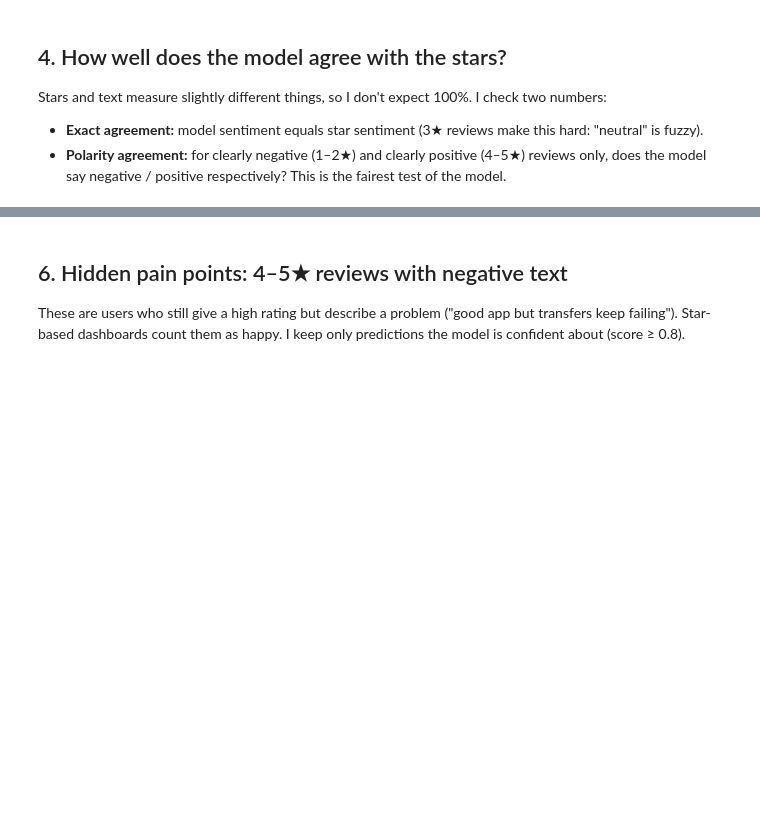
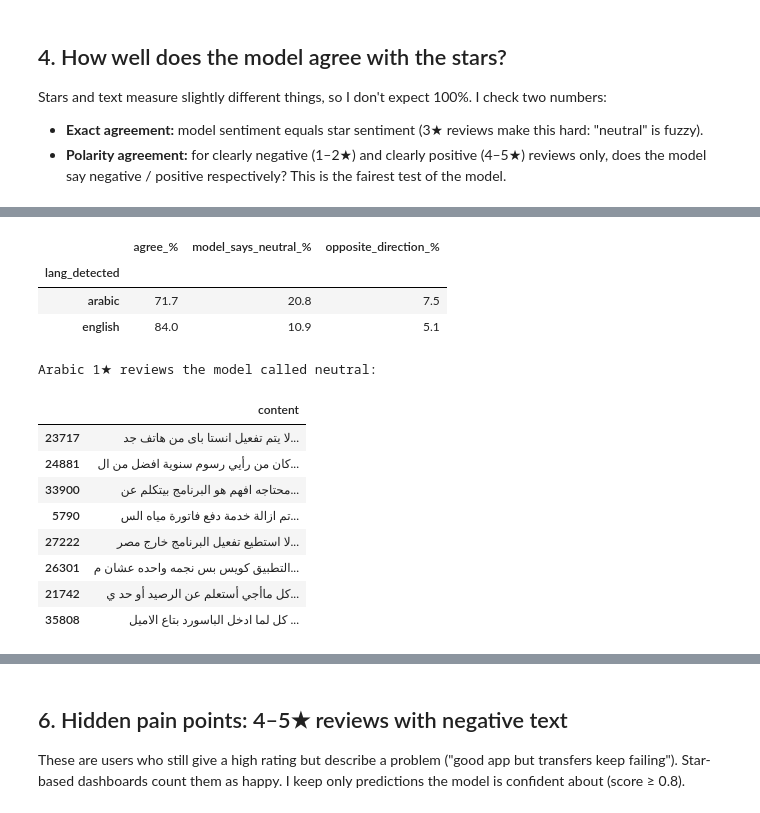
Before and after one commit to MohamedElsadany56/egypt-fintech-reviews, a Jupyter notebook: notebooks/04_sentiment.ipynb, the cells around one changed output, grey strips where cells are left out. Cells and saved outputs as stored; diff of their text form; code cells hidden in the pictures; blank space fills up the shorter version.

```diff
--- a/notebooks/04_sentiment.ipynb
+++ b/notebooks/04_sentiment.ipynb
@@ -179,3 +239,33 @@ for lang in ["arabic", "english"]:
+# %%
+def disagreement(g):
+    clear = g[g["star_sentiment"] != "neutral"]
+    opposite = (((clear["star_sentiment"] == "negative") & (clear["model_sentiment"] == "positive"))
+                | ((clear["star_sentiment"] == "positive") & (clear["model_sentiment"] == "negative")))
+    return pd.Series({
+        "agree_%": (clear["model_sentiment"] == clear["star_sentiment"]).mean() * 100,
+        "model_says_neutral_%": (clear["model_sentiment"] == "neutral").mean() * 100,
+        "opposite_direction_%": opposite.mean() * 100,
+    })
+display(m.groupby("lang_detected").apply(disagreement, include_groups=False).round(1))
+
+print("Arabic 1★ reviews the model called neutral:")
+m[(m["lang_detected"] == "arabic") & (m["score"] == 1) & (m["model_sentiment"] == "neutral")] \
+    .sample(8, random_state=1)["content"].str[:120].to_frame()
+# %% [output]
+|  | agree_% | model_says_neutral_% | opposite_direction_% |
+| lang_detected |  |  |  |
+| arabic | 71.7 | 20.8 | 7.5 |
+| english | 84.0 | 10.9 | 5.1 |
+Arabic 1★ reviews the model called neutral:
+|  | content |
+| 23717 | لا يتم تفعيل انستا باى من هاتف جد... |
+| 24881 | كان من رأيي رسوم سنوية افضل من ال... |
+| 33900 | محتاجه افهم هو البرنامج بيتكلم عن... |
+| 5790 | تم ازالة خدمة دفع فاتورة مياه الس... |
+| 27222 | لا استطيع تفعيل البرنامج خارج مصر... |
+| 26301 | التطبيق كويس بس نجمه واحده عشان م... |
+| 21742 | كل ماأجي أستعلم عن الرصيد أو حد ي... |
+| 35808 | كل لما ادخل الباسورد بتاع الاميل ... |
 # %% [markdown]
 ## 5. Does sentiment differ by language?
 
```
Also changed, not shown: parts of 21 cells of this notebook, 4 other files.
